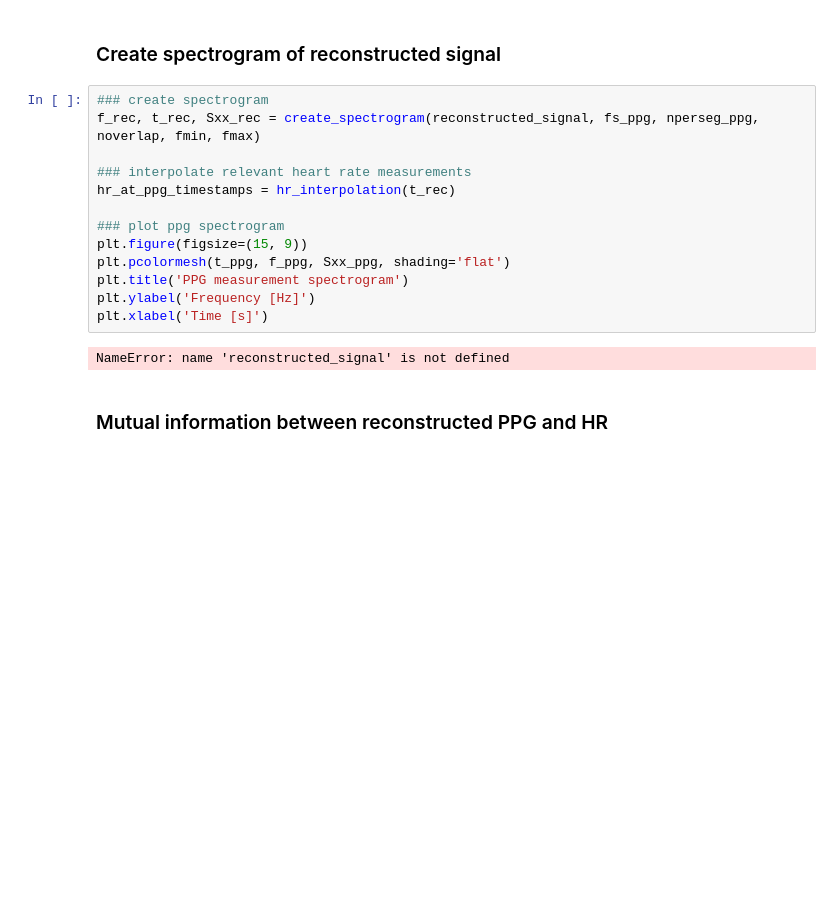
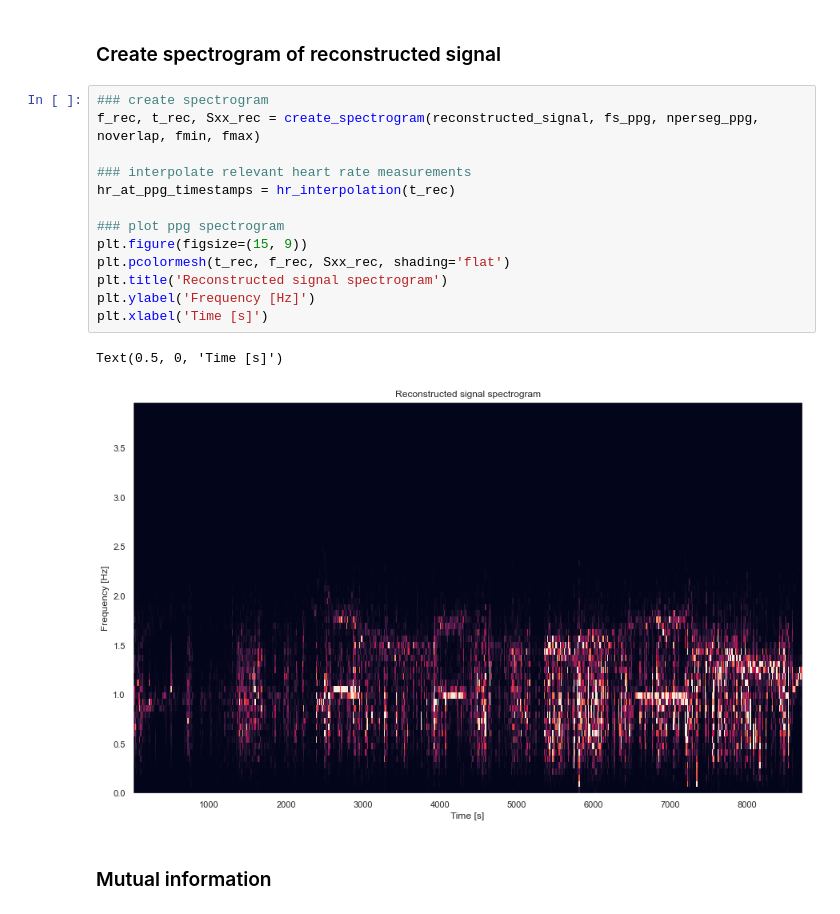
Before and after one commit to pennfranc/adm-ppg-analysis, a Jupyter notebook: mutual information analysis.ipynb, the cells around one changed output. Cells and saved outputs as stored; diff of their text form; blank space fills up the shorter version.

```diff
--- a/mutual information analysis.ipynb
+++ b/mutual information analysis.ipynb
@@ -92,17 +100,18 @@ plt.plot(ppg[:plot_segment_length])
 # %%
 ### create spectrogram
 f_rec, t_rec, Sxx_rec = create_spectrogram(reconstructed_signal, fs_ppg, nperseg_ppg, noverlap, fmin, fmax)
 
 ### interpolate relevant heart rate measurements
 hr_at_ppg_timestamps = hr_interpolation(t_rec)
 
 ### plot ppg spectrogram
 plt.figure(figsize=(15, 9))
-plt.pcolormesh(t_ppg, f_ppg, Sxx_ppg, shading='flat')
-plt.title('PPG measurement spectrogram')
+plt.pcolormesh(t_rec, f_rec, Sxx_rec, shading='flat')
+plt.title('Reconstructed signal spectrogram')
 plt.ylabel('Frequency [Hz]')
 plt.xlabel('Time [s]')
 # %% [output]
-NameError: name 'reconstructed_signal' is not defined
+Text(0.5, 0, 'Time [s]')
+[figure, added]
 # %% [markdown]
-### Mutual information between reconstructed PPG and HR
+### Mutual information
```
Also changed, not shown: parts of 14 cells of this notebook, 1 other file.
